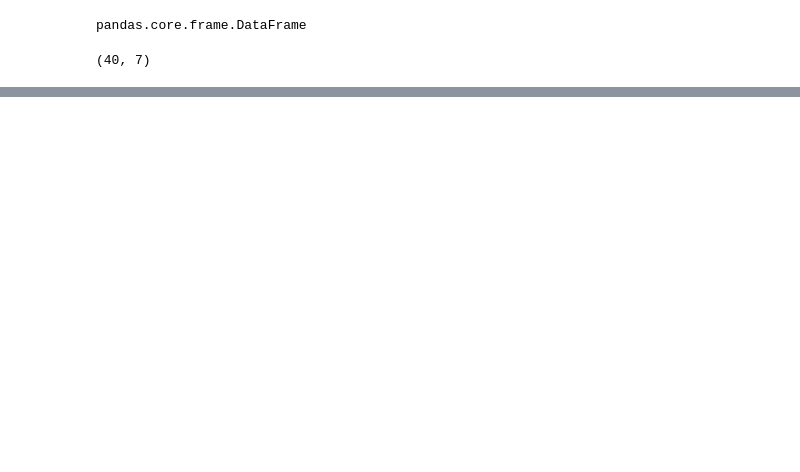
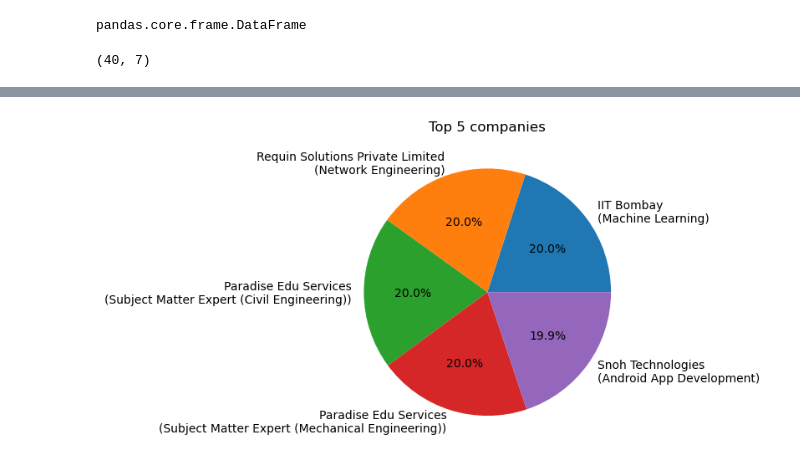
Before and after one commit to Dksie09/HireMe, a Jupyter notebook: main.ipynb, the cells around one changed output, grey strips where cells are left out. Cells and saved outputs as stored; diff of their text form; code cells hidden in the pictures; blank space fills up the shorter version.

```diff
--- a/main.ipynb
+++ b/main.ipynb
@@ -383,0 +409,16 @@ df_new.head()
+# %%
+distances, indices = getNearestN(test)
+test = list(test)
+matches = []
+# %%
+for i,j in enumerate(indices):
+    dist=round(distances[i][0],2)
+
+    temp = [dist]
+    matches.append(temp)
+
+matches = pd.DataFrame(matches, columns=['Match confidence'])
+# %%
+df_new['match']=matches['Match confidence']
+df1=df_new.sort_values('match')
+df1[['Company Name','Job Title']].head(5).reset_index()
@@ -383,0 +437,4 @@ df_new.head()
+# %%
+ans=df1.sort_values(by='match', ascending=False).head(5)
+print(ans.head(5))
+# df1.head()
@@ -383,0 +462,11 @@ df_new.head()
+# %%
+import matplotlib.pyplot as plt
+
+names = ans['Company Name']+'\n('+ans['Job Title']+')'
+index = ans['match']
+
+plt.pie(index, labels=names, autopct = '%1.1f%%')
+plt.title('Top 5 companies')
+plt.show()
+# %% [output]
+[figure, added]
```
Also changed, not shown: parts of 29 cells of this notebook, 1 other file.
